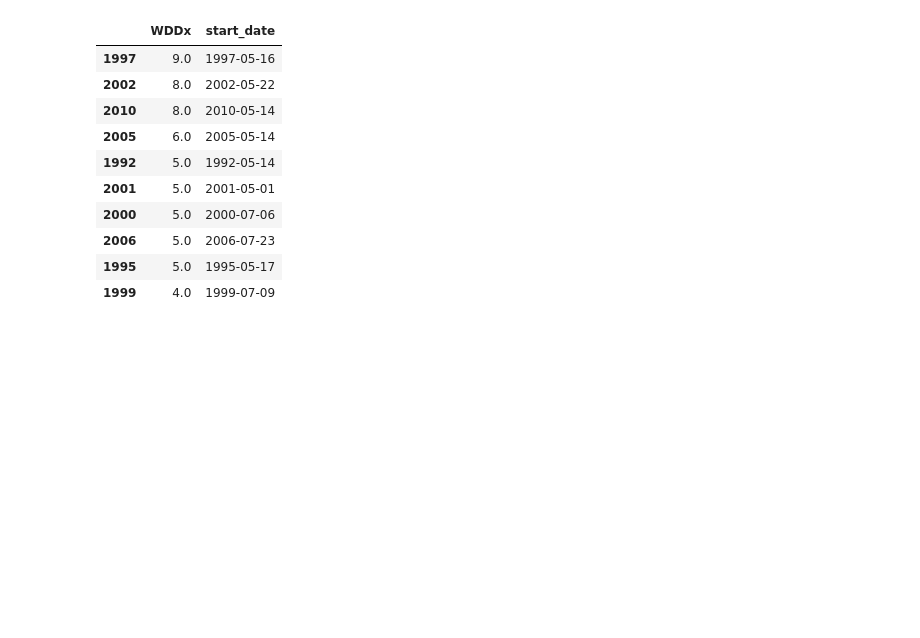
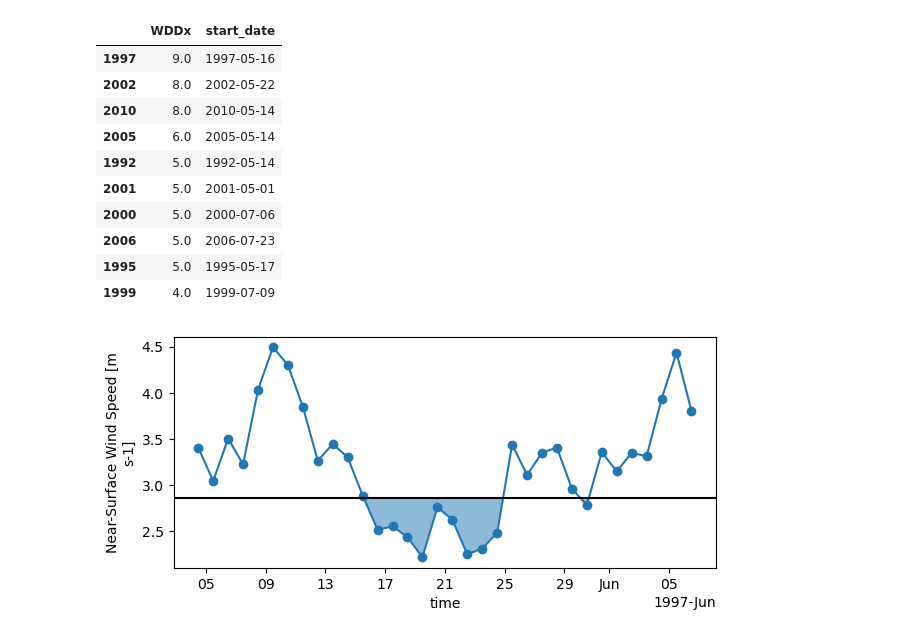
Before and after one commit to dougrichardson/wind_drought, a Jupyter notebook: 12_BARRA_analysis.ipynb, the cells around one changed output. Saved outputs shown, nothing was run; the diff lists cells and outputs as text; code cells hidden in the pictures; blank space fills up the shorter version.

```diff
--- a/12_BARRA_analysis.ipynb
+++ b/12_BARRA_analysis.ipynb
@@ -148,6 +151,20 @@ top10
 | 2006 | 5.0 | 2006-07-23 |
 | 1995 | 5.0 | 1995-05-17 |
 | 1999 | 4.0 | 1999-07-09 |
+# %%
+def sfcWind_slice(da, event_start, event_duration, days_before, days_after):
+    """ Return da around event """
+    time_slice = pd.date_range(
+        pd.to_datetime(event_start) - pd.DateOffset(days=days_before),
+        pd.to_datetime(event_start) + pd.DateOffset(days=event_duration + days_after)
+    ) + pd.Timedelta(hours=12)
+    return da.sel(time=time_slice)
+# %%
+def plot_ts(ax, da, thresh):
+    """ Plot wind drought event time series """
+    da.plot(marker='o')
+    ax.axhline(thresh, c="k")
+    ax.fill_between(x=da.time, y1=da, y2=thresh, where=da<thresh, interpolate=True, alpha=0.5)
 # %%
 def barra_var_for_month(var_name, var_path, year, month):
     """
@@ -215,4 +254,11 @@ def plot_event_psl(event_id):
         a.set_axis_off()
 
     plt.tight_layout()
+# %%
+fig, ax = plt.subplots(1,1, figsize=(7,3))
+duration, start = top10.iloc[0]
+wind_ts = sfcWind_slice(ds_obs["sfcWind"], start, duration, 12, 12)
+plot_ts(ax, wind_ts, pctl10_obs)
+# %% [output]
+[figure, added]
 # %%
```
Also changed, not shown: parts of 11 cells of this notebook, 1 other file.
